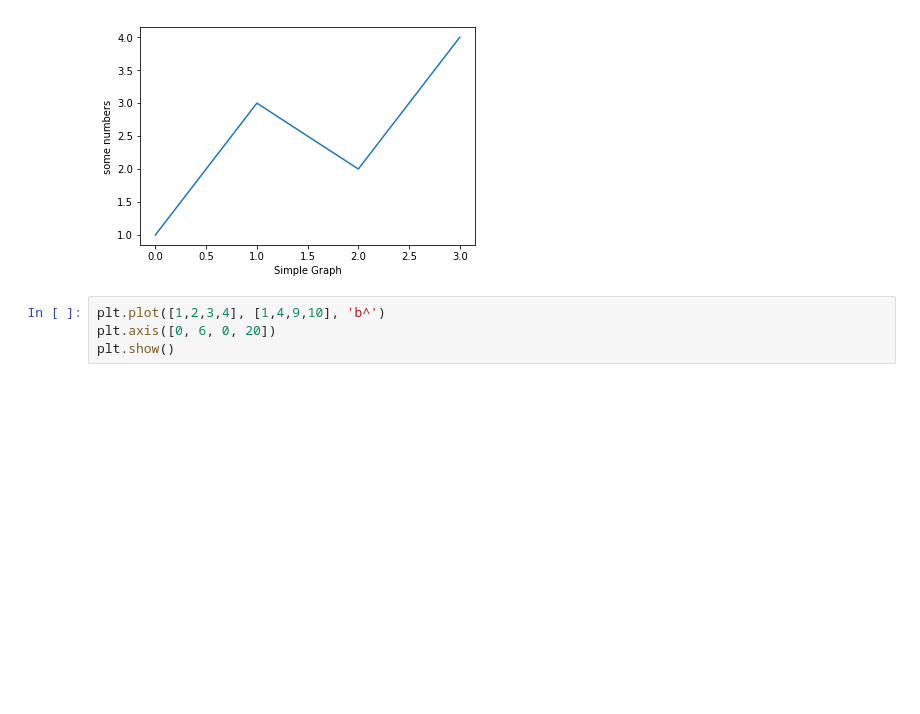
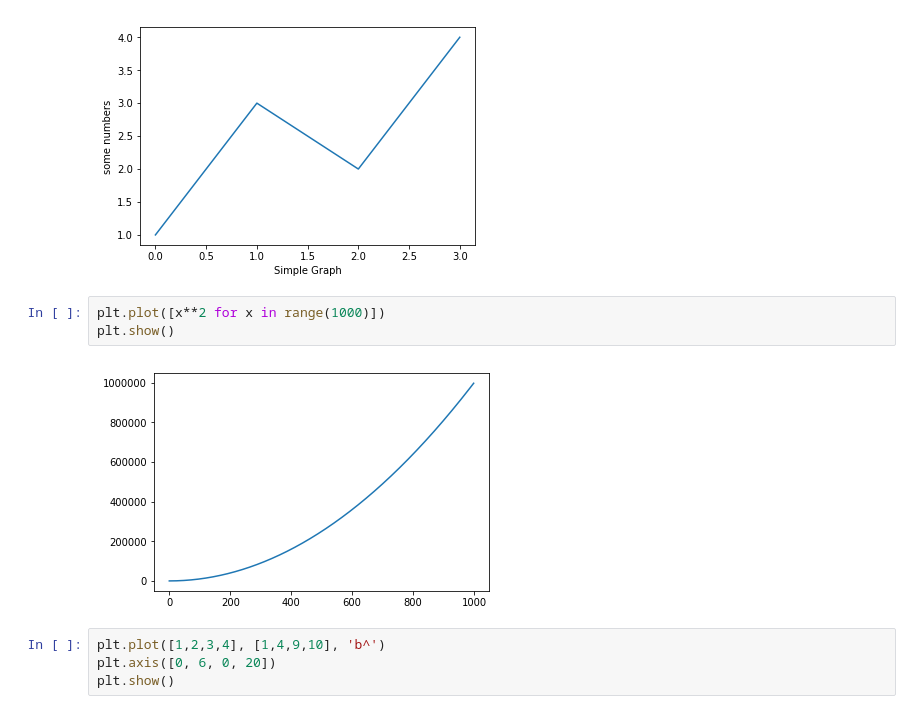
Before and after one commit to lucasresck/FGV_Programming_Languages, a Jupyter notebook: Python/Notebooks/Aula_12_Numpy_Matplotlib_Pandas-Copy1.ipynb, the cells around one changed output. Saved outputs shown, nothing was run; the diff lists cells and outputs as text; blank space fills up the shorter version.

```diff
--- a/Python/Notebooks/Aula_12_Numpy_Matplotlib_Pandas-Copy1.ipynb
+++ b/Python/Notebooks/Aula_12_Numpy_Matplotlib_Pandas-Copy1.ipynb
@@ -298,6 +339,11 @@ plt.xlabel('Simple Graph')
 plt.show()
 # %% [output]
 [figure]
+# %%
+plt.plot([x**2 for x in range(1000)])
+plt.show()
+# %% [output]
+[figure, added]
 # %%
 plt.plot([1,2,3,4], [1,4,9,10], 'b^')
 plt.axis([0, 6, 0, 20])
```
Also changed, not shown: parts of 18 cells of this notebook, 9 other files.
